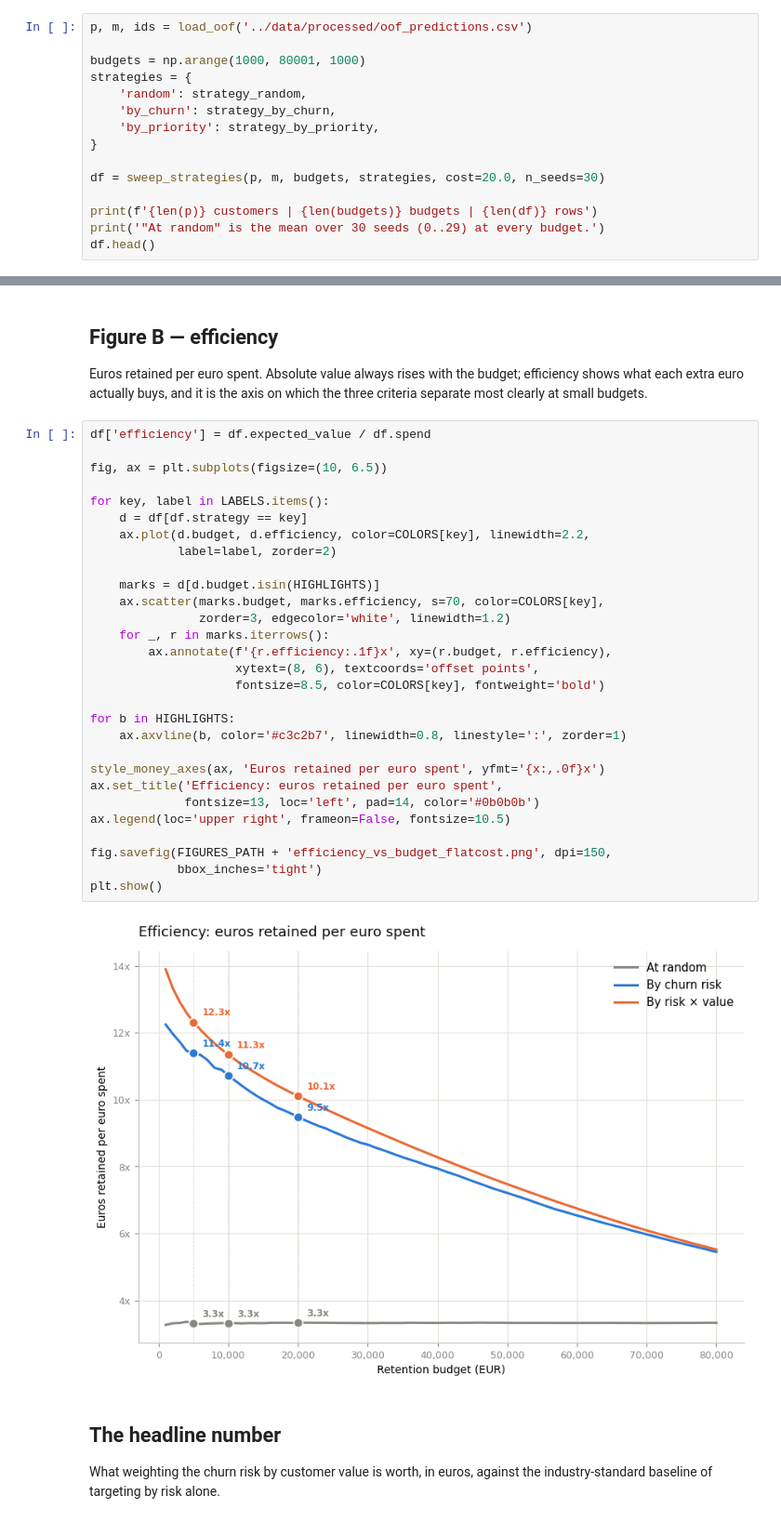
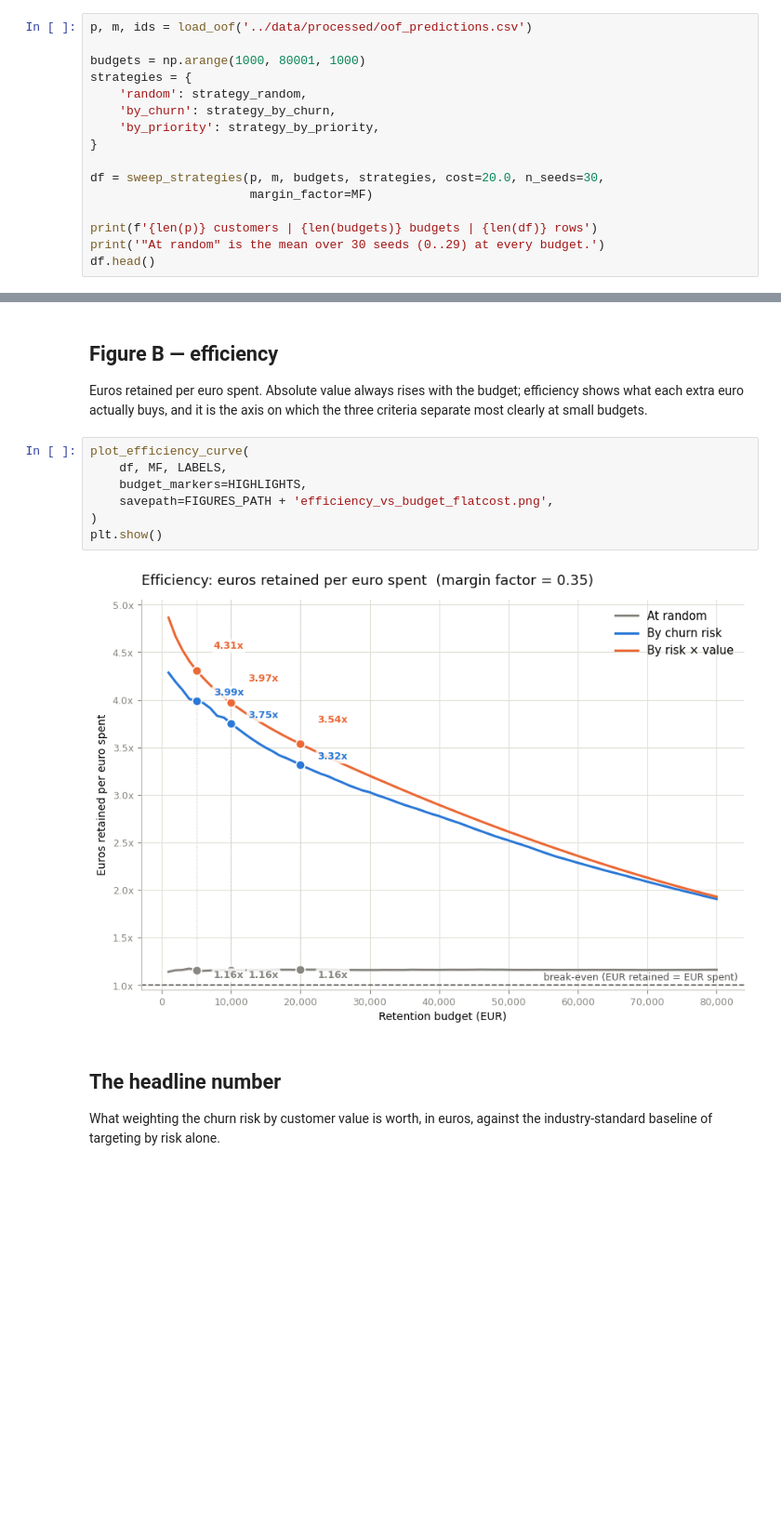
Before and after one commit to Pablomarttinn/Churn-retention-optimizer, a Jupyter notebook: notebooks/05_results.ipynb, the cells around one changed output, grey strips where cells are left out. Shown at 93% size. Cells and saved outputs as stored; diff of their text form; blank space fills up the shorter version.

```diff
--- a/notebooks/05_results.ipynb
+++ b/notebooks/05_results.ipynb
@@ -56,7 +67,8 @@ strategies = {
     'by_priority': strategy_by_priority,
 }
 
-df = sweep_strategies(p, m, budgets, strategies, cost=20.0, n_seeds=30)
+df = sweep_strategies(p, m, budgets, strategies, cost=20.0, n_seeds=30,
+                      margin_factor=MF)
 
 print(f'{len(p)} customers | {len(budgets)} budgets | {len(df)} rows')
 print('"At random" is the mean over 30 seeds (0..29) at every budget.')
@@ -129,36 +122,14 @@ Euros retained per euro spent. Absolute value always rises with the budget;
 efficiency shows what each extra euro actually buys, and it is the axis on
 which the three criteria separate most clearly at small budgets.
 # %%
-df['efficiency'] = df.expected_value / df.spend
-
-fig, ax = plt.subplots(figsize=(10, 6.5))
-
-for key, label in LABELS.items():
-    d = df[df.strategy == key]
-    ax.plot(d.budget, d.efficiency, color=COLORS[key], linewidth=2.2,
-            label=label, zorder=2)
-
-    marks = d[d.budget.isin(HIGHLIGHTS)]
-    ax.scatter(marks.budget, marks.efficiency, s=70, color=COLORS[key],
-               zorder=3, edgecolor='white', linewidth=1.2)
-    for _, r in marks.iterrows():
-        ax.annotate(f'{r.efficiency:.1f}x', xy=(r.budget, r.efficiency),
-                    xytext=(8, 6), textcoords='offset points',
-                    fontsize=8.5, color=COLORS[key], fontweight='bold')
-
-for b in HIGHLIGHTS:
-    ax.axvline(b, color='#c3c2b7', linewidth=0.8, linestyle=':', zorder=1)
-
-style_money_axes(ax, 'Euros retained per euro spent', yfmt='{x:,.0f}x')
-ax.set_title('Efficiency: euros retained per euro spent',
-             fontsize=13, loc='left', pad=14, color='#0b0b0b')
-ax.legend(loc='upper right', frameon=False, fontsize=10.5)
-
-fig.savefig(FIGURES_PATH + 'efficiency_vs_budget_flatcost.png', dpi=150,
-            bbox_inches='tight')
+plot_efficiency_curve(
+    df, MF, LABELS,
+    budget_markers=HIGHLIGHTS,
+    savepath=FIGURES_PATH + 'efficiency_vs_budget_flatcost.png',
+)
 plt.show()
 # %% [output]
-[figure, old version]
+[figure, new version]
 # %% [markdown]
 ## The headline number
 
```
Also changed, not shown: parts of 15 cells of this notebook, 5 other files.
